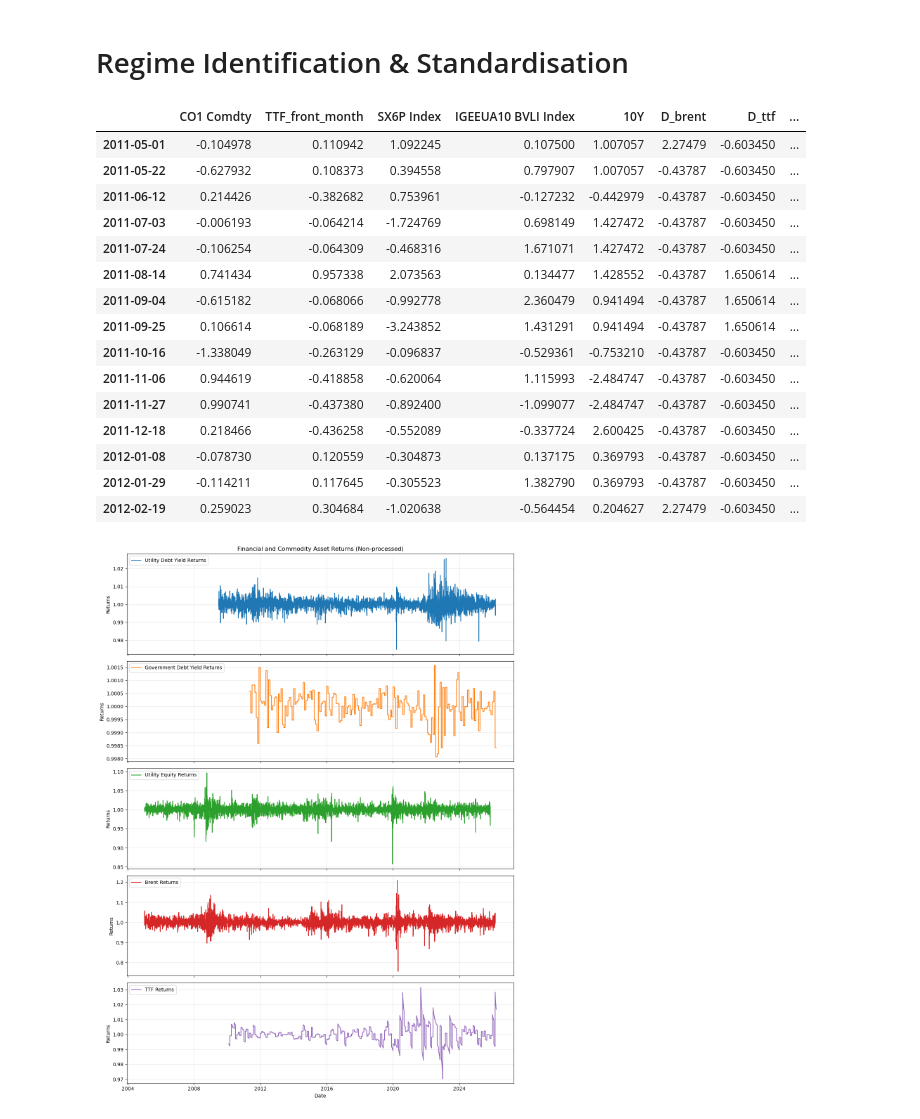
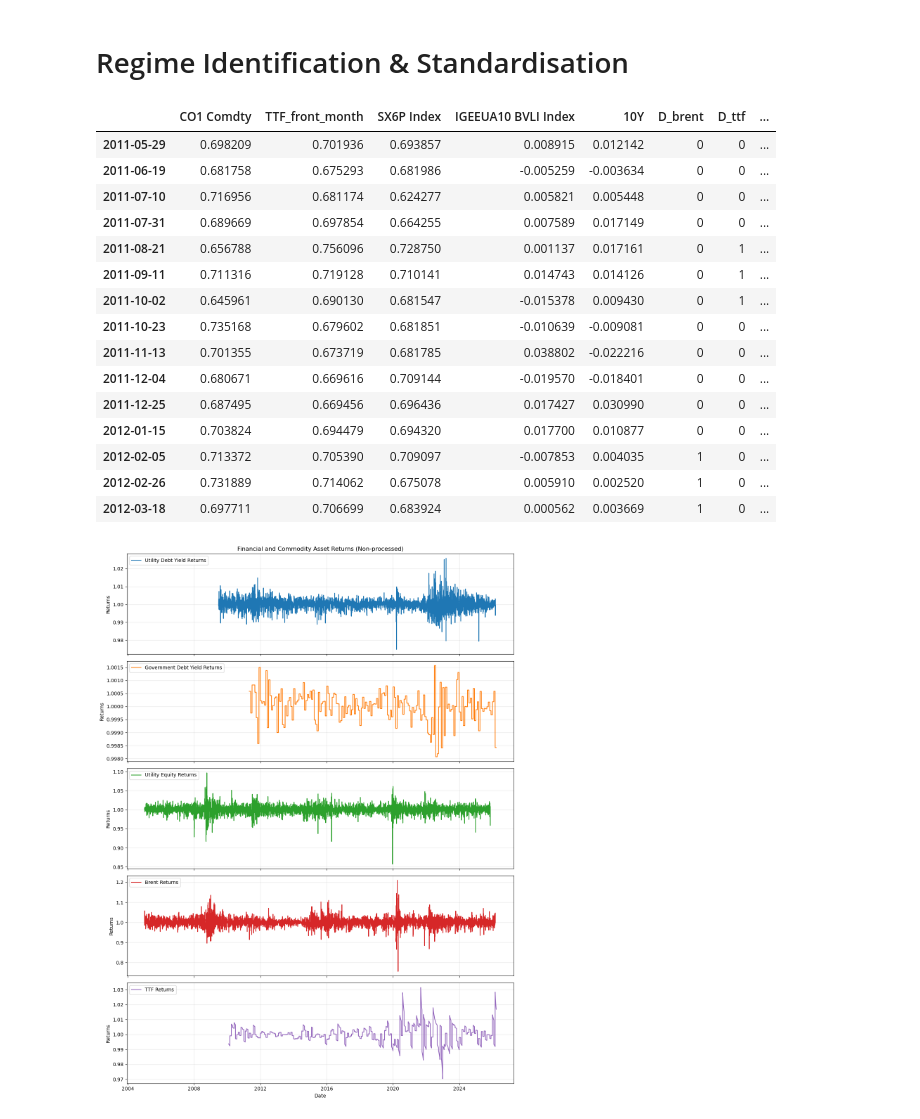
Before and after one commit to 1bykov/Thesis, a Jupyter notebook: code/BRENT_TTF_regression.ipynb, the cells around one changed output. Saved outputs shown, nothing was run; the diff lists cells and outputs as text; code cells hidden in the pictures.

Commit message:
resample before calculations, make standardisation optional

```diff
--- a/code/BRENT_TTF_regression.ipynb
+++ b/code/BRENT_TTF_regression.ipynb
@@ -19,7 +19,7 @@ def merge_dfs(dfs:list):
 def clean_process(df):
     df=df.where(df!=0,np.nan)                               # - Replace 0 with NaNs
     df=df.dropna()                                          # - Drop NaNs (preliminarily)
-    df=df.resample('D', kind='timestamp', ).asfreq()        # - Make sure time axis is even
+    df=df.resample('D').asfreq()        # - Make sure time axis is even
     df=df.interpolate('linear')                             # - Fill resulting NaNs with linear interpolation
     return df
 
@@ -79,3 +93,8 @@ govt_yield_10y=pd.read_excel(
     )/100                                                       # - Convert from percentage points to decimals
 govt_yield_10y.index = pd.to_datetime(govt_yield_10y.index)     # - Ensure datatime indexation
 govt_yield_10y = clean_process(govt_yield_10y)
+
+# Merge all dataframes into one
+df = pd.concat([brent,ttf,utilities_equity,util_yield_10y, govt_yield_10y], axis=1, join='outer').resample(frequency).last()
+df.to_excel(os.path.join(folder,'merged_input_data.xlsx'))
+df=df.dropna()
@@ -101,21 +112,14 @@ utilities_equity
 # %%
 # Convert util yields to returns
-# Utility duration will be higher than Govt duration
 
-D_util = 7.5
-D_govt = 8.5
+R_util_debt = np.log((1-D_util * df['IGEEUA10 BVLI Index'].diff()).dropna() )
+R_govt = np.log((1-D_govt * df['10Y'].diff()).dropna() )
 
-R_util_debt = np.log((1-D_util * util_yield_10y.diff()).dropna() )
-R_govt = np.log((1-D_govt * govt_yield_10y.diff()).dropna() )
-
-R_util_eqty = np.log((1+utilities_equity.diff() / utilities_equity.shift(1)).dropna() )
-R_brent = np.log((1+brent.diff() / brent.shift(1)).dropna() )
-R_ttf = np.log((1+ttf.diff() / ttf.shift(1)).dropna() )
+R_util_eqty = np.log((1+df['SX6P Index'] / df['SX6P Index'].shift(1)).dropna() )
+R_brent = np.log((1+df['CO1 Comdty'] / df['CO1 Comdty'].shift(1)).dropna() )
+R_ttf = np.log((1+df['TTF_front_month'] / df['TTF_front_month'].shift(1)).dropna() )
 
 df = merge_dfs([R_brent, R_ttf, R_util_eqty, R_util_debt, R_govt]).dropna()
 
-# Resample frequency
-df = df.resample('3W').last()
-
-print(df.head(5))
+df
 # %% [output]
@@ -139,54 +143,50 @@ mu_p_6m_brent = brent.rolling(window=180).mean().dropna()
 std_p_6m_brent = brent.rolling(window=180).std().dropna()
 threshold_brent = mu_p_6m_brent + 1.5*std_p_6m_brent
 
 mu_p_6m_ttf = ttf.rolling(window=180).mean().dropna()
 std_p_6m_ttf = ttf.rolling(window=180).std().dropna()
 threshold_ttf = mu_p_6m_ttf + 1.5*std_p_6m_ttf
 
 # threshold will be shorter than brent due to rolling calculation
 indicator_brent=pd.Series(data=np.where(brent['CO1 Comdty'].loc[threshold_brent.index] > threshold_brent['CO1 Comdty'], 1, 0), index=threshold_brent.index)
 indicator_ttf=pd.Series(data=np.where(ttf['TTF_front_month'].loc[threshold_ttf.index] > threshold_ttf['TTF_front_month'], 1, 0), index=threshold_ttf.index)
-
 
 # crop indicator to fit into df
 indicator_brent = indicator_brent[indicator_brent.index.isin(df.index)]
 indicator_ttf = indicator_ttf[indicator_ttf.index.isin(df.index)]
 df['D_brent']=indicator_brent
 df['D_ttf']=indicator_ttf
 
 df['govt_indic_brent'] = df['D_brent'] * df['10Y']
 df['brent_indic_brent'] = df['D_brent'] * df['CO1 Comdty']
 
 df['govt_indic_ttf'] = df['D_ttf'] * df['10Y']
 df['brent_indic_ttf'] = df['D_ttf'] * df['TTF_front_month']
 
 # Standardise all columns to make coefficients comparable
-df=df.apply(lambda col: standardise(col), axis=0)
+if standardise:
+    df=df.apply(lambda col: standardise(col), axis=0)
 
 df['excess_R_util'] = df['IGEEUA10 BVLI Index'] - df['10Y']
 
-# Target Definition Selection for regressions
-# target = ['IGEEUA10 BVLI Index']
-target = ['excess_R_util']
-
 df.head(15)
 # %% [output]
 |  | CO1 Comdty | TTF_front_month | SX6P Index | IGEEUA10 BVLI Index | 10Y | D_brent | D_ttf | ... |
-| 2011-05-01 | -0.104978 | 0.110942 | 1.092245 | 0.107500 | 1.007057 | 2.27479 | -0.603450 | ... |
-| 2011-05-22 | -0.627932 | 0.108373 | 0.394558 | 0.797907 | 1.007057 | -0.43787 | -0.603450 | ... |
-| 2011-06-12 | 0.214426 | -0.382682 | 0.753961 | -0.127232 | -0.442979 | -0.43787 | -0.603450 | ... |
-| 2011-07-03 | -0.006193 | -0.064214 | -1.724769 | 0.698149 | 1.427472 | -0.43787 | -0.603450 | ... |
-| 2011-07-24 | -0.106254 | -0.064309 | -0.468316 | 1.671071 | 1.427472 | -0.43787 | -0.603450 | ... |
-| 2011-08-14 | 0.741434 | 0.957338 | 2.073563 | 0.134477 | 1.428552 | -0.43787 | 1.650614 | ... |
-| 2011-09-04 | -0.615182 | -0.068066 | -0.992778 | 2.360479 | 0.941494 | -0.43787 | 1.650614 | ... |
-| 2011-09-25 | 0.106614 | -0.068189 | -3.243852 | 1.431291 | 0.941494 | -0.43787 | 1.650614 | ... |
-| 2011-10-16 | -1.338049 | -0.263129 | -0.096837 | -0.529361 | -0.753210 | -0.43787 | -0.603450 | ... |
-| 2011-11-06 | 0.944619 | -0.418858 | -0.620064 | 1.115993 | -2.484747 | -0.43787 | -0.603450 | ... |
-| 2011-11-27 | 0.990741 | -0.437380 | -0.892400 | -1.099077 | -2.484747 | -0.43787 | -0.603450 | ... |
-| 2011-12-18 | 0.218466 | -0.436258 | -0.552089 | -0.337724 | 2.600425 | -0.43787 | -0.603450 | ... |
-| 2012-01-08 | -0.078730 | 0.120559 | -0.304873 | 0.137175 | 0.369793 | -0.43787 | -0.603450 | ... |
-| 2012-01-29 | -0.114211 | 0.117645 | -0.305523 | 1.382790 | 0.369793 | -0.43787 | -0.603450 | ... |
-| 2012-02-19 | 0.259023 | 0.304684 | -1.020638 | -0.564454 | 0.204627 | 2.27479 | -0.603450 | ... |
+| 2011-05-29 | 0.698209 | 0.701936 | 0.693857 | 0.008915 | 0.012142 | 0 | 0 | ... |
+| 2011-06-19 | 0.681758 | 0.675293 | 0.681986 | -0.005259 | -0.003634 | 0 | 0 | ... |
+| 2011-07-10 | 0.716956 | 0.681174 | 0.624277 | 0.005821 | 0.005448 | 0 | 0 | ... |
+| 2011-07-31 | 0.689669 | 0.697854 | 0.664255 | 0.007589 | 0.017149 | 0 | 0 | ... |
+| 2011-08-21 | 0.656788 | 0.756096 | 0.728750 | 0.001137 | 0.017161 | 0 | 1 | ... |
+| 2011-09-11 | 0.711316 | 0.719128 | 0.710141 | 0.014743 | 0.014126 | 0 | 1 | ... |
+| 2011-10-02 | 0.645961 | 0.690130 | 0.681547 | -0.015378 | 0.009430 | 0 | 1 | ... |
+| 2011-10-23 | 0.735168 | 0.679602 | 0.681851 | -0.010639 | -0.009081 | 0 | 0 | ... |
+| 2011-11-13 | 0.701355 | 0.673719 | 0.681785 | 0.038802 | -0.022216 | 0 | 0 | ... |
+| 2011-12-04 | 0.680671 | 0.669616 | 0.709144 | -0.019570 | -0.018401 | 0 | 0 | ... |
+| 2011-12-25 | 0.687495 | 0.669456 | 0.696436 | 0.017427 | 0.030990 | 0 | 0 | ... |
+| 2012-01-15 | 0.703824 | 0.694479 | 0.694320 | 0.017700 | 0.010877 | 0 | 0 | ... |
+| 2012-02-05 | 0.713372 | 0.705390 | 0.709097 | -0.007853 | 0.004035 | 1 | 0 | ... |
+| 2012-02-26 | 0.731889 | 0.714062 | 0.675078 | 0.005910 | 0.002520 | 1 | 0 | ... |
+| 2012-03-18 | 0.697711 | 0.706699 | 0.683924 | 0.000562 | 0.003669 | 1 | 0 | ... |
 # %%
 series_to_plot = {
     'Utility Debt Yield Returns': (1 - D_util * util_yield_10y.diff()).dropna(),
```
Also changed, not shown: parts of 10 cells of this notebook, 1 other file.
